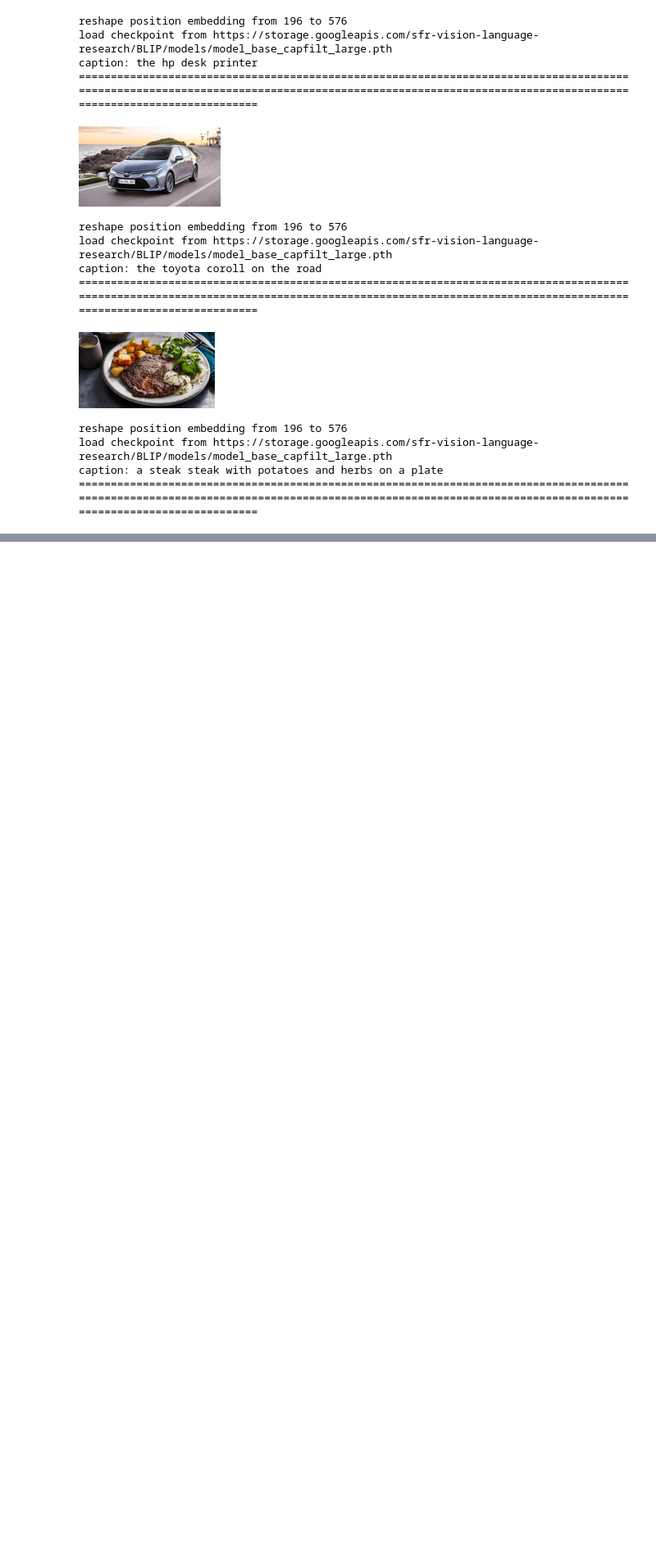
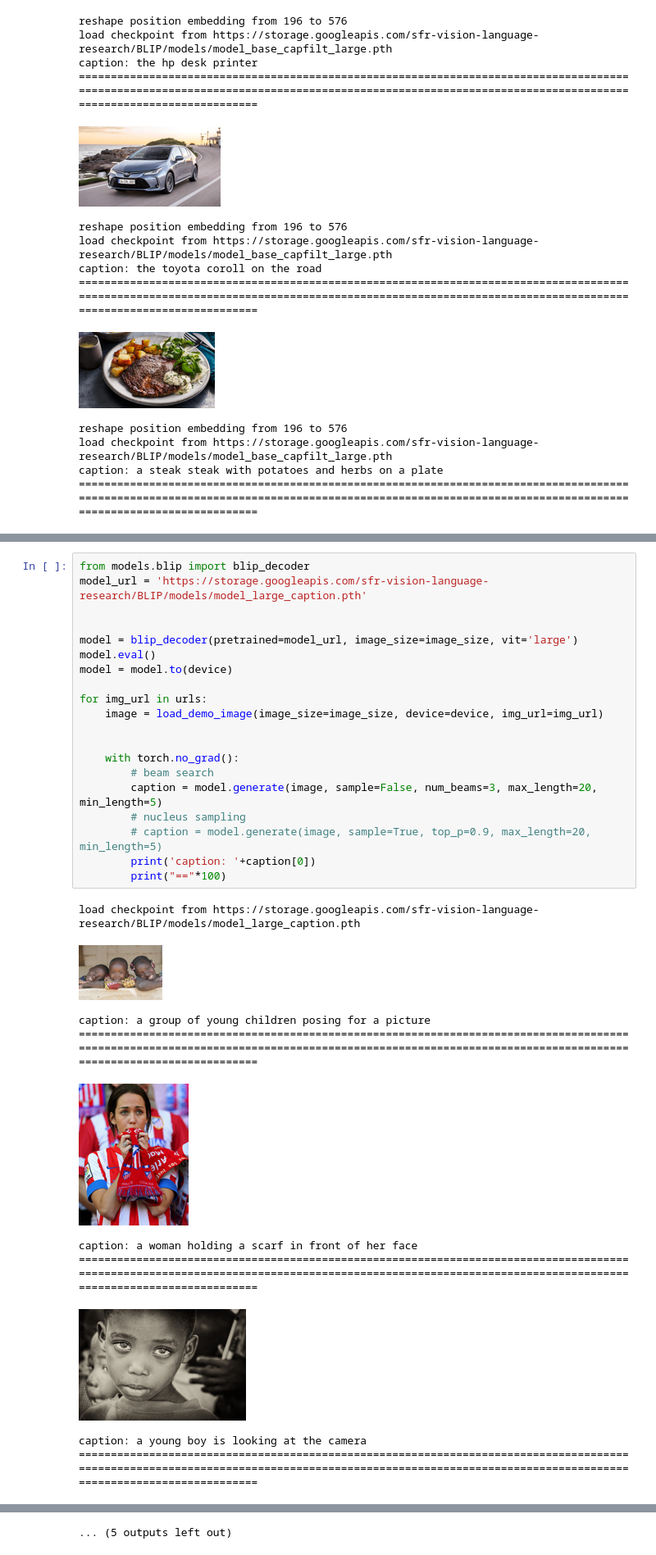
Before and after one commit to russell-ai/SOTA, a Jupyter notebook: blip_itm.ipynb, the cells around one changed output, grey strips where cells are left out. Shown at 82% size. Drawn from its saved outputs; the diff is of its cells as text; blank space fills up the shorter version.

```diff
--- a/blip_itm.ipynb
+++ b/blip_itm.ipynb
@@ -265,0 +327,31 @@ caption: a steak steak with potatoes and herbs on a plate
+# %%
+from models.blip import blip_decoder
+model_url = 'https://storage.googleapis.com/sfr-vision-language-research/BLIP/models/model_large_caption.pth'
+
+
+model = blip_decoder(pretrained=model_url, image_size=image_size, vit='large')
+model.eval()
+model = model.to(device)
+
+for img_url in urls:
+    image = load_demo_image(image_size=image_size, device=device, img_url=img_url)
+
+
+    with torch.no_grad():
+        # beam search
+        caption = model.generate(image, sample=False, num_beams=3, max_length=20, min_length=5)
+        # nucleus sampling
+        # caption = model.generate(image, sample=True, top_p=0.9, max_length=20, min_length=5)
+        print('caption: '+caption[0])
+        print("=="*100)
+# %% [output]
+load checkpoint from https://storage.googleapis.com/sfr-vision-language-research/BLIP/models/model_large_caption.pth
+[figure, added]
+caption: a group of young children posing for a picture
+========================================================================================================================================================================================================
+[figure, added]
+caption: a woman holding a scarf in front of her face
+========================================================================================================================================================================================================
+[figure, added]
+caption: a young boy is looking at the camera
+========================================================================================================================================================================================================
@@ -265,0 +365 @@ caption: a steak steak with potatoes and herbs on a plate
+... (5 outputs left out)
```
Also changed, not shown: parts of 11 cells of this notebook.
